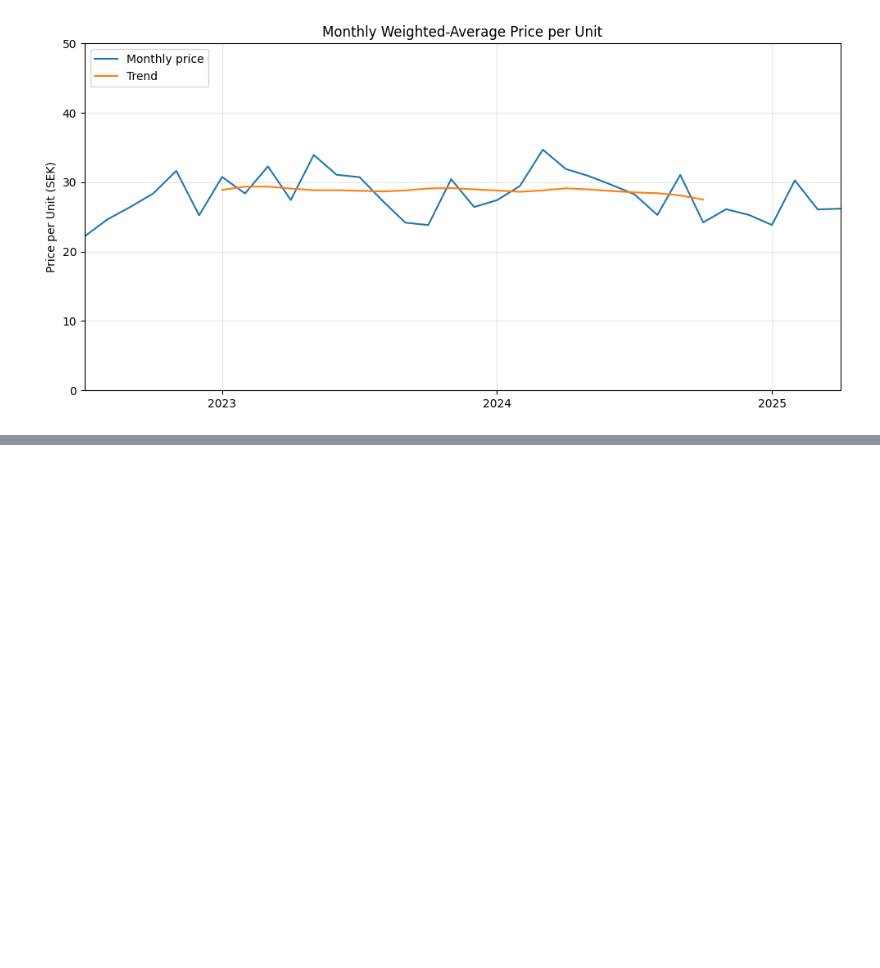
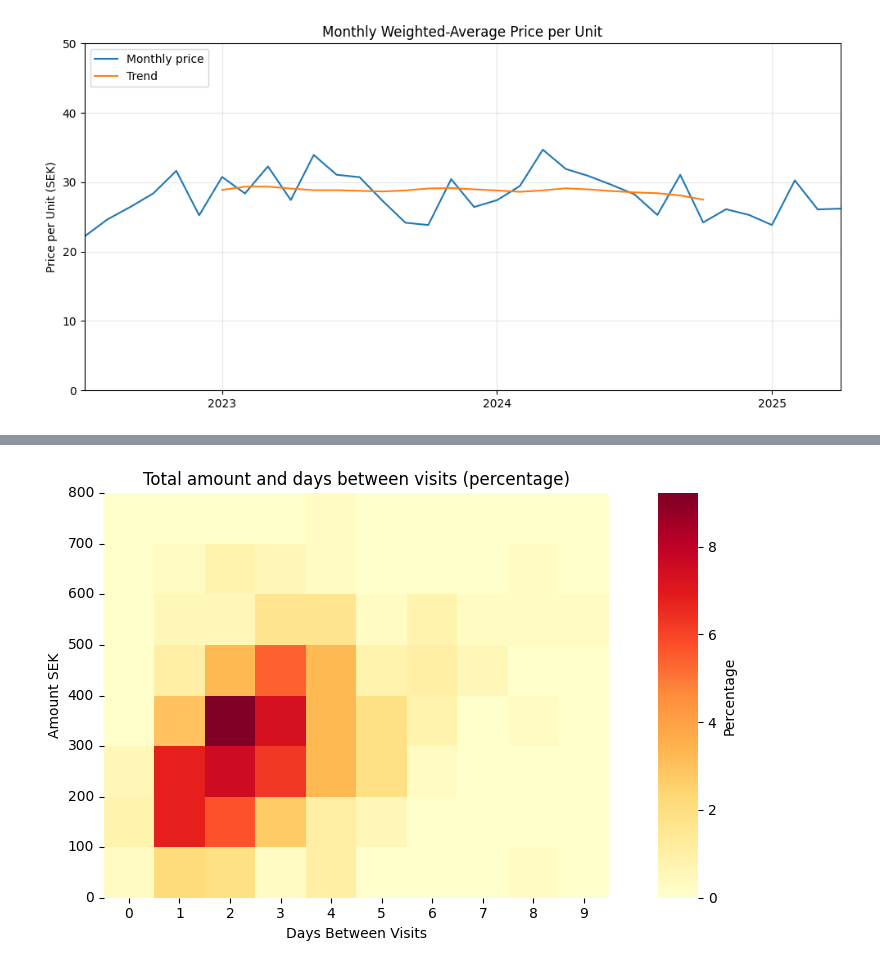
Before and after one commit to Kipav/grocery-eda, a Jupyter notebook: analysis.ipynb, the cells around one changed output, grey strips where cells are left out. Saved outputs shown, nothing was run; the diff lists cells and outputs as text; code cells hidden in the pictures; blank space fills up the shorter version.

```diff
--- a/analysis.ipynb
+++ b/analysis.ipynb
@@ -249,0 +303,61 @@ plt.show()
+# %%
+df = raw_receipts_df.copy()
+
+df["amount_bracket"] = pd.cut(
+    df["total_amount"],
+    bins=range(0, 900, 100),
+    labels=[f"{i}-{i+100}" for i in range(0, 800, 100)],
+    right=False
+)
+
+df = df.sort_values("datetime")
+df["date_only"]    = pd.to_datetime(df["datetime"]).dt.normalize()
+df["days_between"] = df["date_only"].diff().dt.days
+
+pivot = df.pivot_table(
+    index="days_between",
+    columns="amount_bracket",
+    values="receipt_id",
+    aggfunc="count",
+    observed=False
+)
+
+days_order = list(range(10))
+brackets_order = [f"{i}-{i+100}" for i in range(0, 800, 100)]
+pivot = pivot.reindex(index=days_order, fill_value=0)[brackets_order]
+
+total_receipts = pivot.sum().sum()
+pivot_pct = (pivot / total_receipts) * 100
+
+heatmap_data = pivot_pct.T.iloc[::-1]
+
+plt.figure(figsize=(10,5))
+ax = sns.heatmap(
+    heatmap_data,
+    cmap="YlOrRd",
+    cbar_kws={
+        'label':'Percentage',
+        'aspect':10
+        },
+    square=True,
+    fmt=".1f"
+)
+
+bounds = [int(b.split('-')[0]) for b in brackets_order]
+bounds.append(int(brackets_order[-1].split('-')[1]))
+
+edge_labels = bounds[::-1]
+
+ax.set_xticks(np.arange(len(days_order)) + 0.5)
+ax.set_xticklabels(days_order, rotation=0)
+ax.set_yticks(np.arange(len(edge_labels)))
+ax.set_yticklabels(edge_labels, rotation=0)
+
+plt.xlabel("Days Between Visits")
+plt.ylabel("Amount SEK")
+plt.title("Total amount and days between visits (percentage)")
+plt.tight_layout()
+plt.savefig('data/output/amount_days_between_heatmap.png', dpi=300)
+plt.show()
+# %% [output]
+[figure, added]
```
Also changed, not shown: parts of 3 cells of this notebook, 6 other files.
